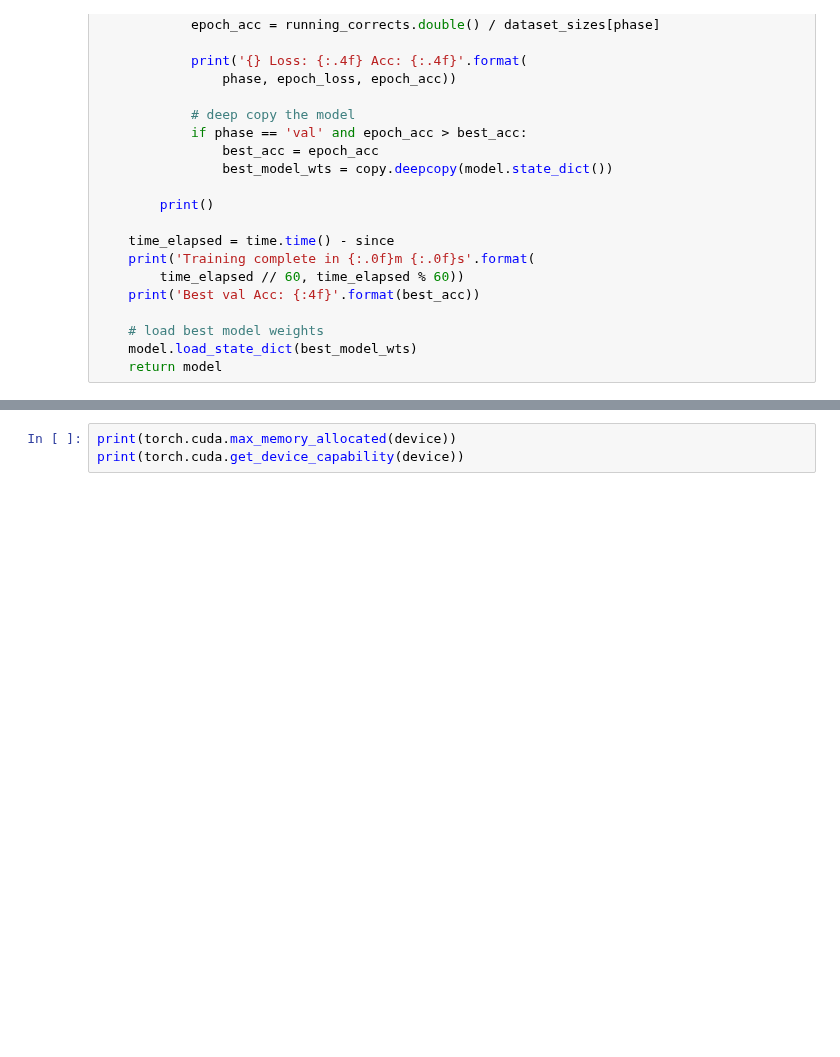
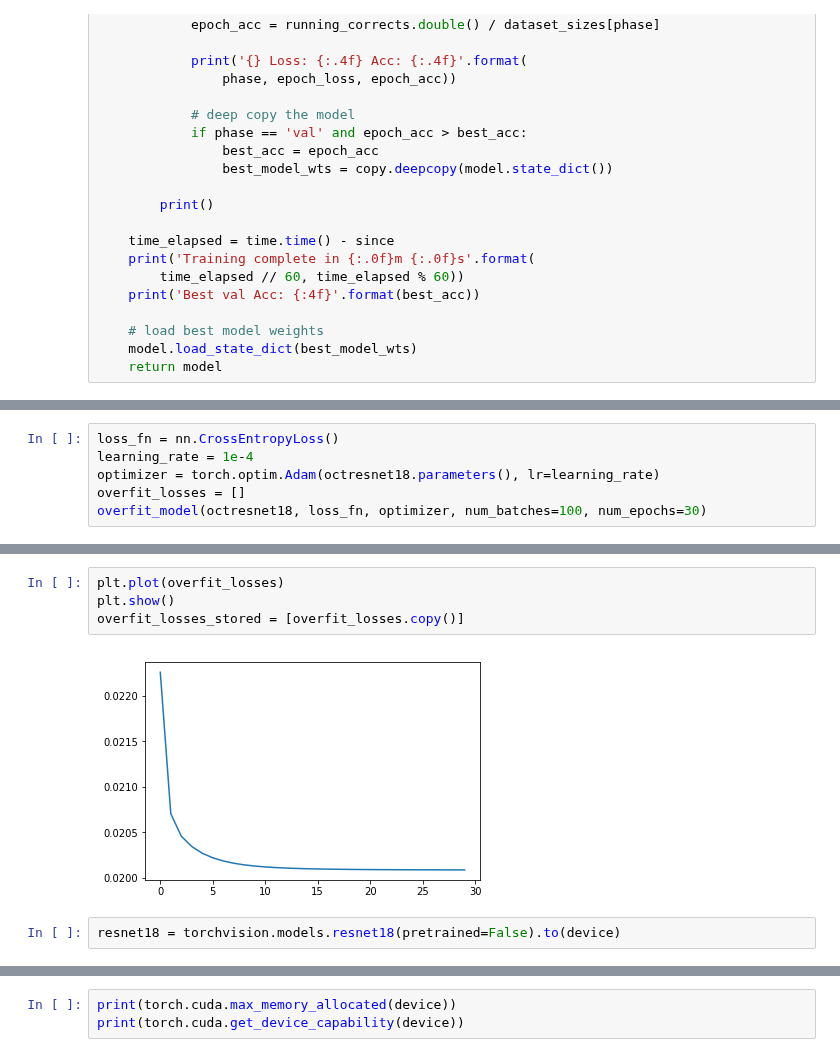
Before and after one commit to Etang21/octconv-pytorch, a Jupyter notebook: OctResNet-18 Experiments.ipynb, the cells around one changed output, grey strips where cells are left out. Cells and saved outputs as stored; diff of their text form; blank space fills up the shorter version.

Commit message:
Added OctRes v. ResNet overfit contest

```diff
--- a/OctResNet-18 Experiments.ipynb
+++ b/OctResNet-18 Experiments.ipynb
@@ -193,0 +273,6 @@ resnet18 = OctResNet.tinyoctresnet18(pretrained=False, progress=True).to(device)
+# %%
+loss_fn = nn.CrossEntropyLoss()
+learning_rate = 1e-4
+optimizer = torch.optim.Adam(octresnet18.parameters(), lr=learning_rate)
+overfit_losses = []
+overfit_model(octresnet18, loss_fn, optimizer, num_batches=100, num_epochs=30)
@@ -194,3 +314,11 @@ resnet18 = OctResNet.tinyoctresnet18(pretrained=False, progress=True).to(device)
+# %%
+plt.plot(overfit_losses)
+plt.show()
+overfit_losses_stored = [overfit_losses.copy()]
+# %% [output]
+[figure, added]
+# %%
+resnet18 = torchvision.models.resnet18(pretrained=False).to(device)
 # %%
 loss_fn = nn.CrossEntropyLoss()
 learning_rate = 1e-4
```
Also changed, not shown: parts of 9 cells of this notebook.
